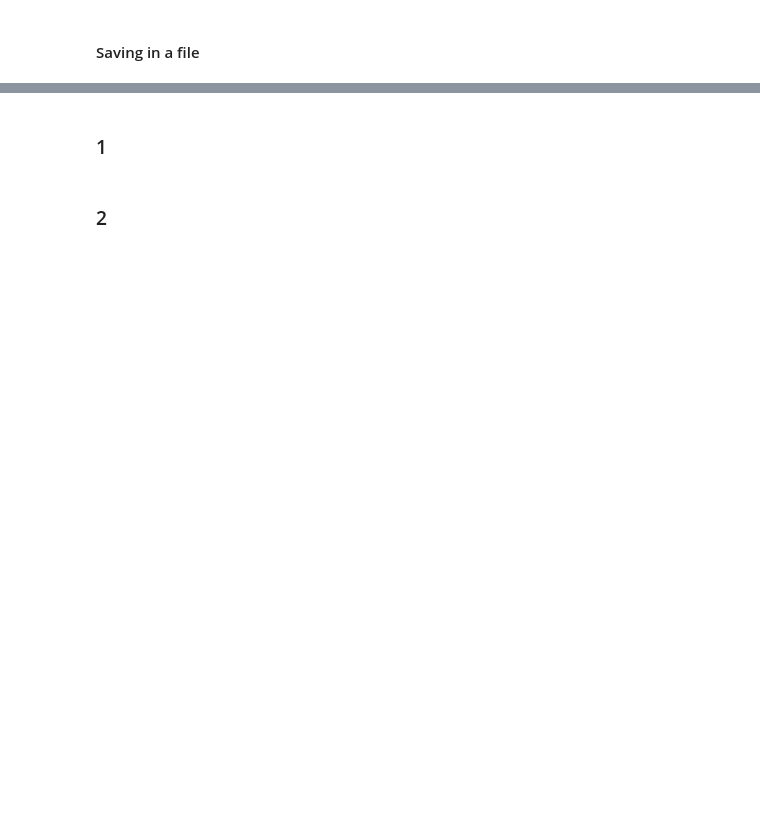
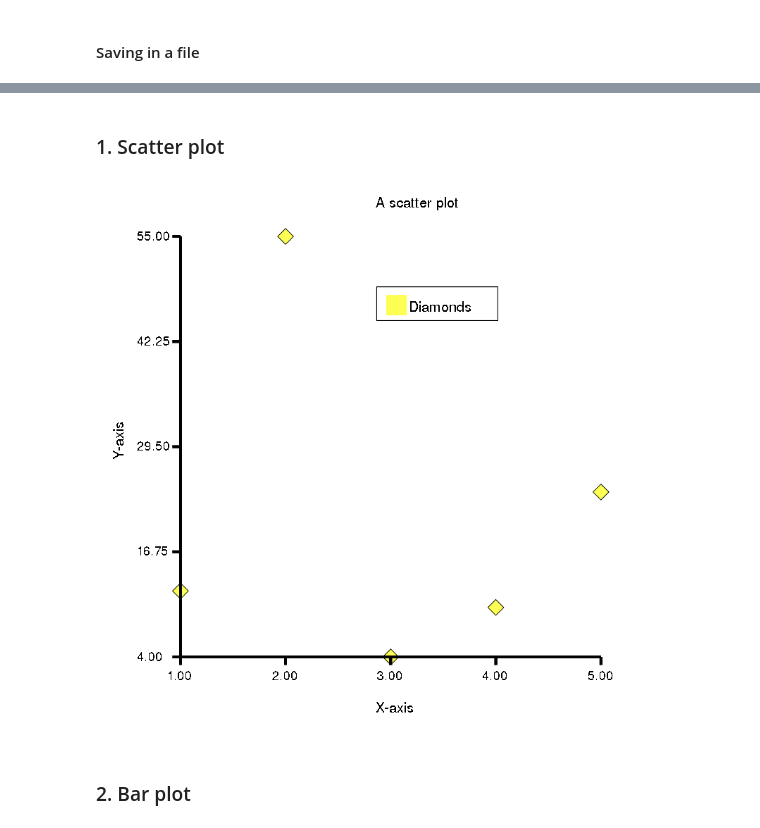
Before and after one commit to SciRuby/rubyplot, a Jupyter notebook: tutorial/magick/Rubyplot_Tutorial(Magick).ipynb, the cells around one changed output, grey strips where cells are left out. Drawn from its saved outputs; the diff is of its cells as text; code cells hidden in the pictures; blank space fills up the shorter version.

```diff
--- a/tutorial/magick/Rubyplot_Tutorial(Magick).ipynb
+++ b/tutorial/magick/Rubyplot_Tutorial(Magick).ipynb
@@ -119,4 +139,34 @@ figure.write('./1.png') # Input is a relative or absolute path with image format
 # %% [markdown]
-### 1
+### 1. Scatter plot
+# %%
+# Step 1
+require 'rubyplot'
+Rubyplot.set_backend :magick
+Rubyplot.inline
+
+# Step 2
+figure = Rubyplot::Figure.new(width: 20, height: 20)
+
+# Step 3
+axes00 = figure.add_subplot! 0,0
+axes00.scatter! do |p|
+  p.data [1, 2, 3, 4, 5],[12, 55, 4, 10, 24] # Data as arrays of x coordinates and y coordinates
+  # i.e. the points are (1,12), (2,55), (3,4), (4,10), (5,24)
+  p.marker_type = :diamond # Type of marker
+  p.marker_fill_color = :lemon # Colour to be filled inside the marker
+  p.marker_size = 2 # Size of the marker, unit is 15*pixels
+  p.marker_border_color = :black # Colour of the border of the marker
+  p.label = "Diamonds"# Label for this data
+end
+
+axes00.title = "A scatter plot"
+axes00.x_title = "X-axis"
+axes00.y_title = "Y-axis"
+axes00.square_axes = false
+
+# Step 4
+figure.show
+# %% [output]
+[figure, added]
 # %% [markdown]
-### 2
+### 2. Bar plot
```
Also changed, not shown: parts of 41 cells of this notebook.
